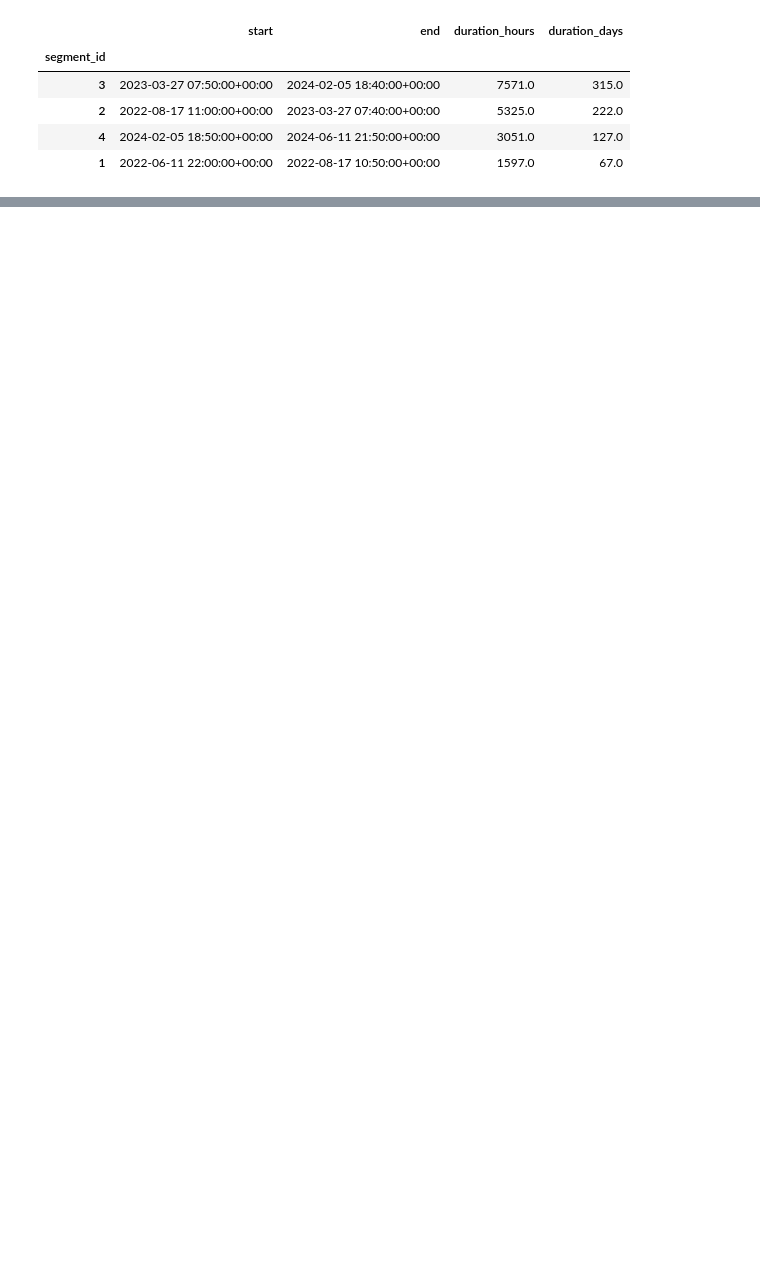
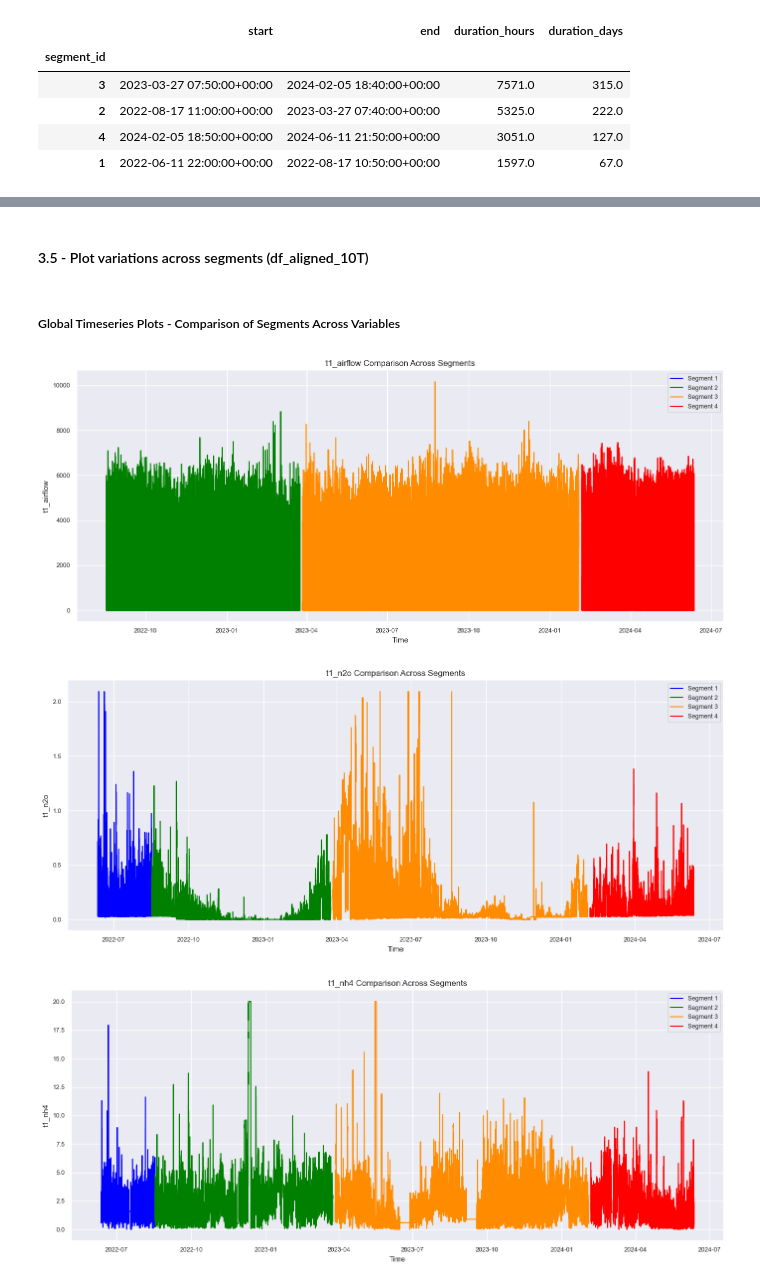
Before and after one commit to tom-mcarthur03/EDS_Design_Project, a Jupyter notebook: notebooks/data_preprocessing/EDA_local.ipynb, the cells around one changed output, grey strips where cells are left out. Drawn from its saved outputs; the diff is of its cells as text; code cells hidden in the pictures; blank space fills up the shorter version.

Commit message:
segment csv files and updated local EDA file

```diff
--- a/notebooks/data_preprocessing/EDA_local.ipynb
+++ b/notebooks/data_preprocessing/EDA_local.ipynb
@@ -945,0 +816,10 @@ n2o_variability_summary(df_10T_segments)
+# %%
+#Create dictionary of segments for aligned 10-min resampled dataset
+#each segment dataframe is saved into the dictionary with the segment ID as the key
+segments_aligned = {
+    seg_id: df_aligned_10T_segments[df_aligned_10T_segments["segment_id"] == seg_id]
+    for seg_id in df_aligned_10T_segments["segment_id"].unique()
+}
+
+
+# e.g., segments_aligned[1] will give the dataframe for segment 1
@@ -945,0 +835,2 @@ n2o_variability_summary(df_10T_segments)
+# %% [markdown]
+#### 3.5 - Plot variations across segments (df_aligned_10T)
@@ -945,0 +845,40 @@ n2o_variability_summary(df_10T_segments)
+# %%
+#Simplify df names
+df_seg = df_aligned_10T_segments.copy()
+# %% [markdown]
+##### Global Timeseries Plots - Comparison of Segments Across Variables
+# %%
+#Define function to plot all segments next to each other to compare behavior across variables
+
+def plot_segments_overlay(df_seg, variables):
+
+    segment_ids = sorted(df_seg["segment_id"].unique())
+
+    for var in variables:
+
+        plt.figure(figsize=(14,6))
+
+        for seg_id in segment_ids:
+
+            seg_df = df_seg[df_seg["segment_id"] == seg_id]
+
+            plt.plot(
+                seg_df.index,
+                seg_df[var],
+                label=f"Segment {seg_id}",
+                color=segment_colors.get(seg_id, "black")
+            )
+
+        plt.title(f"{var} Comparison Across Segments")
+        plt.xlabel("Time")
+        plt.ylabel(var)
+
+        plt.legend()
+        plt.tight_layout()
+        plt.show()
+# %%
+plot_segments_overlay(df_seg, cols_gaps)
+# %% [output]
+[figure, added]
+[figure, added]
+[figure, added]
```
Also changed, not shown: parts of 92 cells of this notebook, 5 other files.
